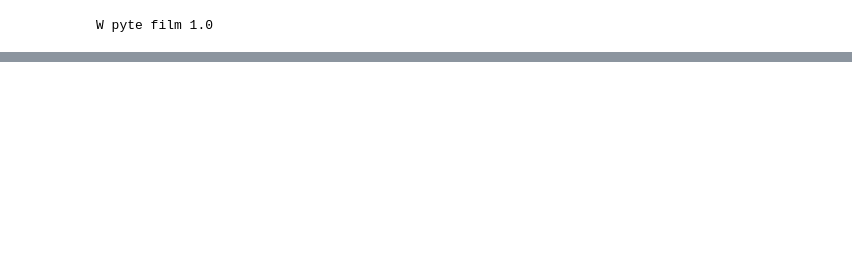
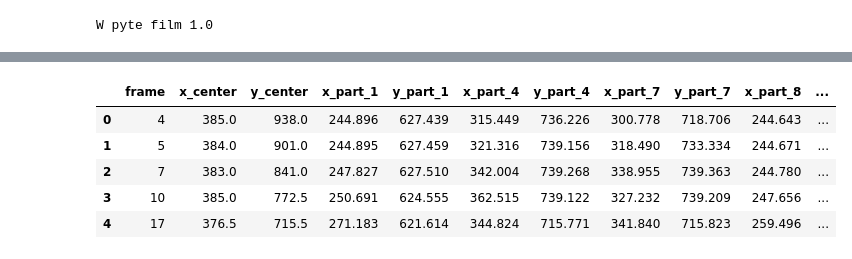
Before and after one commit to pparkitny/basketball-projection-analysis-AI, a Jupyter notebook: Analiza.ipynb, the cells around one changed output, grey strips where cells are left out. Saved outputs shown, nothing was run; the diff lists cells and outputs as text; code cells hidden in the pictures; blank space fills up the shorter version.

```diff
--- a/Analiza.ipynb
+++ b/Analiza.ipynb
@@ -227,0 +278,53 @@ W pyte film 1.0
+# %%
+import math
+
+tab_1 = []
+tab_4 = []
+tab_7 = []
+tab_8 = []
+
+for n in yolo_ball_frames:
+  one_frame = df_concat[(df_concat['frame']) == n]
+
+# wyciągamy koordynaty punktów i środka piłki
+  x_1 = one_frame['x_part_1'].item()
+  y_1  = one_frame['y_part_1'].item()
+  x_center = one_frame['x_center'].item()
+  y_center  = one_frame['y_center'].item()
+
+  x_4 = one_frame['x_part_4'].item()
+  y_4  = one_frame['y_part_4'].item()
+
+  x_7 = one_frame['x_part_7'].item()
+  y_7  = one_frame['y_part_7'].item()
+
+  x_8 = one_frame['x_part_8'].item()
+  y_8  = one_frame['y_part_8'].item()
+
+# obliczamy odległość między środkiem piłki a punktami
+
+  d_1 = math.sqrt((x_center - x_1)**2 + (y_center - y_1)**2 )
+  d_4 = math.sqrt((x_center - x_4)**2 + (y_center - y_4)**2 )
+  d_7 = math.sqrt((x_center - x_7)**2 + (y_center - y_7)**2 )
+  d_8 = math.sqrt((x_center - x_8)**2 + (y_center - y_8)**2 )
+
+  tab_1.append(d_1)
+  tab_4.append(d_4)
+  tab_7.append(d_7)
+  tab_8.append(d_8)
+
+df_concat['dist_1'] = tab_1
+df_concat['dist_4'] = tab_4
+df_concat['dist_7'] = tab_7
+df_concat['dist_8'] = tab_8
+
+# pd.set_option('display.max_rows', None)  # pokazuje cały datafrane
+# pd.set_option('display.max_columns', None)
+df_concat.head()
+# %% [output]
+|  | frame | x_center | y_center | x_part_1 | y_part_1 | x_part_4 | y_part_4 | x_part_7 | y_part_7 | x_part_8 | ... |
+| 0 | 4 | 385.0 | 938.0 | 244.896 | 627.439 | 315.449 | 736.226 | 300.778 | 718.706 | 244.643 | ... |
+| 1 | 5 | 384.0 | 901.0 | 244.895 | 627.459 | 321.316 | 739.156 | 318.490 | 733.334 | 244.671 | ... |
+| 2 | 7 | 383.0 | 841.0 | 247.827 | 627.510 | 342.004 | 739.268 | 338.955 | 739.363 | 244.780 | ... |
+| 3 | 10 | 385.0 | 772.5 | 250.691 | 624.555 | 362.515 | 739.122 | 327.232 | 739.209 | 247.656 | ... |
+| 4 | 17 | 376.5 | 715.5 | 271.183 | 621.614 | 344.824 | 715.771 | 341.840 | 715.823 | 259.496 | ... |
```
Also changed, not shown: parts of 7 cells of this notebook.
